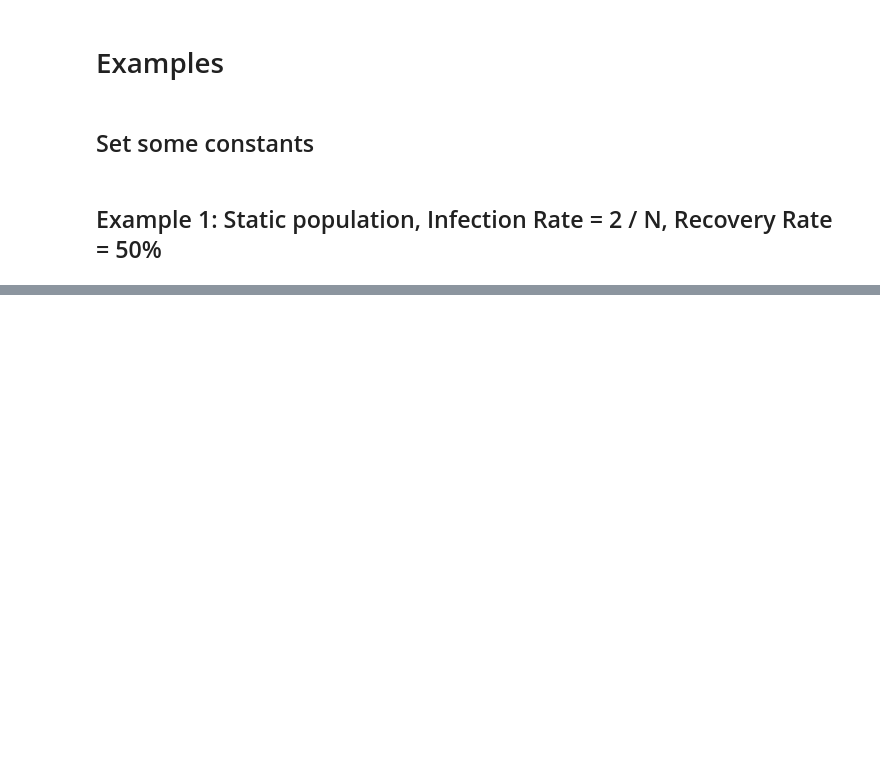
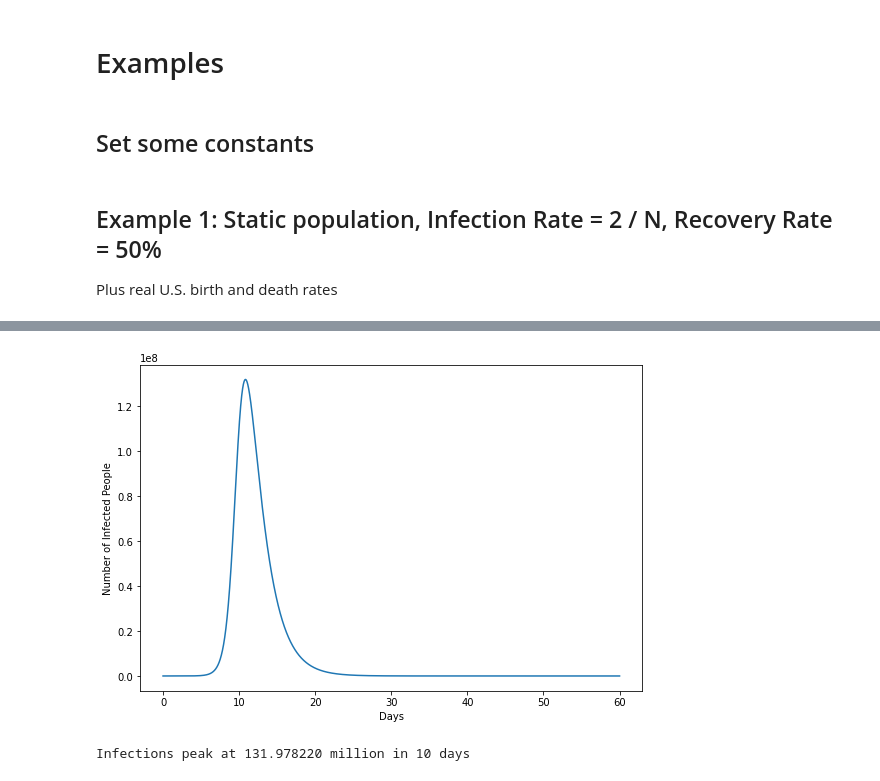
Before and after one commit to valerierose/pyviral, a Jupyter notebook: examples/Examples.ipynb, the cells around one changed output, grey strips where cells are left out. Cells and saved outputs as stored; diff of their text form; code cells hidden in the pictures; blank space fills up the shorter version.

```diff
--- a/examples/Examples.ipynb
+++ b/examples/Examples.ipynb
@@ -1,8 +1,9 @@
 # %% [markdown]
 # Examples
 # %%
-%matplotlib notebook
+%matplotlib inline
 import matplotlib.pyplot as plt
+plt.rcParams["figure.figsize"] = (9,6)
 import numpy as np
 import pyviral
 # %% [markdown]
@@ -12,22 +13,25 @@ import pyviral
 N = 327e6
 
 # United States birth rate per day - 12 per 1000
-Alpha = 12/1000
+Alpha = 12/1000/365
 
 # United States death rate per day - 8 per 1000
-Mu = 8/1000
+Mu = 8/1000/365
 
-# Days in simulation, with an array for plotting
-t = 100
+# Numerical integration step
 dt = 0.001
-T = np.arange(0, t, dt)
 # %% [markdown]
 ## Example 1: Static population, Infection Rate = 2 / N, Recovery Rate = 50%
+
+Plus real U.S. birth and death rates
 # %%
 I0 = 100
-S, I, R = pyviral.run(N - I0, I0, beta = 2 / N, gamma=0.5, t=t, dt=dt)
+t = 60
+T = np.arange(0, t, dt)
+S, I, R = pyviral.run(N - I0, I0, beta = 2 / N, gamma=0.5, alpha=Alpha, mu=Mu, t=t, dt=dt)
 plt.plot(T, I)
 plt.xlabel("Days")
 plt.ylabel("Number of Infected People")
 plt.show()
+print("Infections peak at %f million in %i days" % (np.round(np.max(I) / 1e6), T[np.argmax(I)]))
 # %% [output]
@@ -35,0 +38,2 @@ plt.show()
+[figure, added]
+Infections peak at 131.978220 million in 10 days
```
Also changed, not shown: parts of 3 cells of this notebook, 1 other file.
